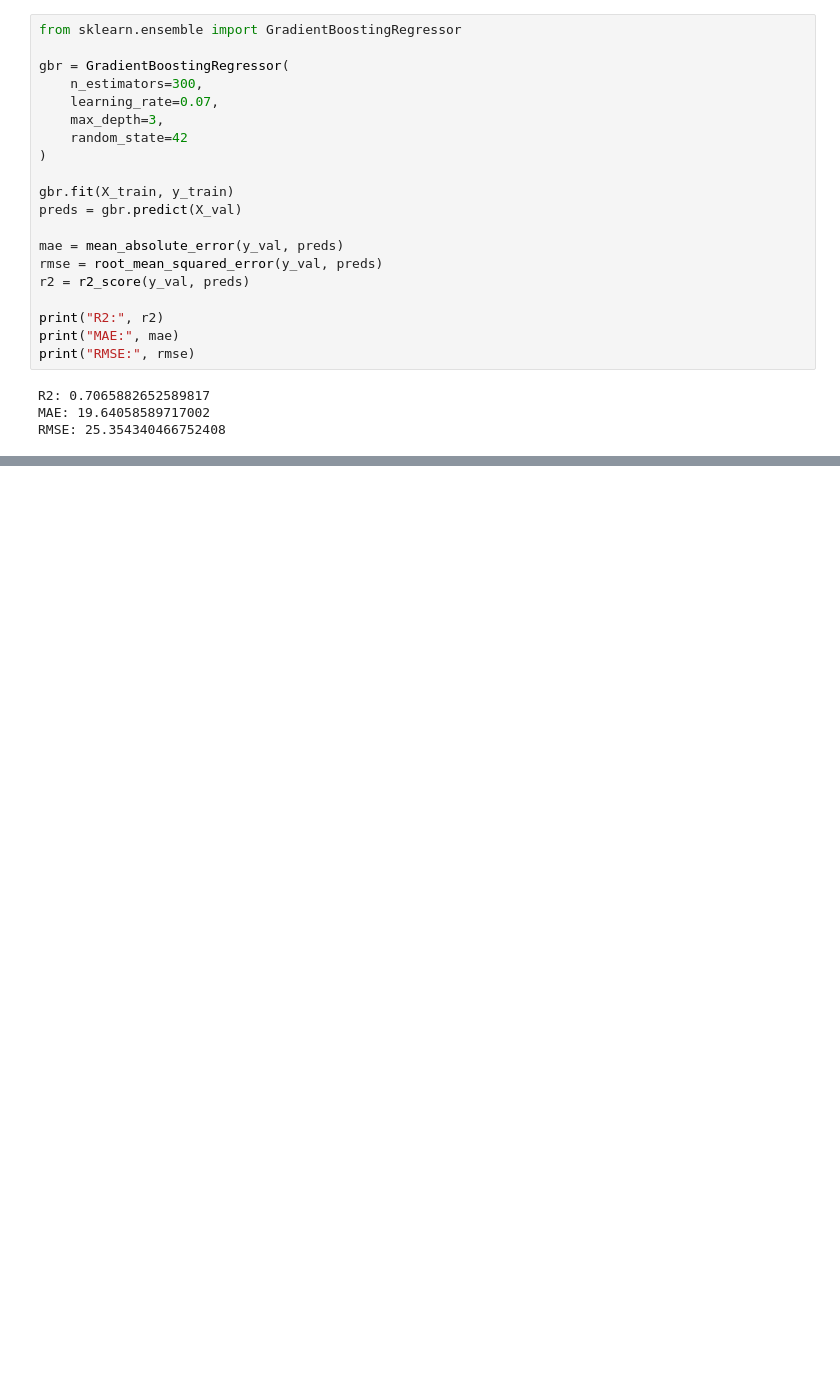
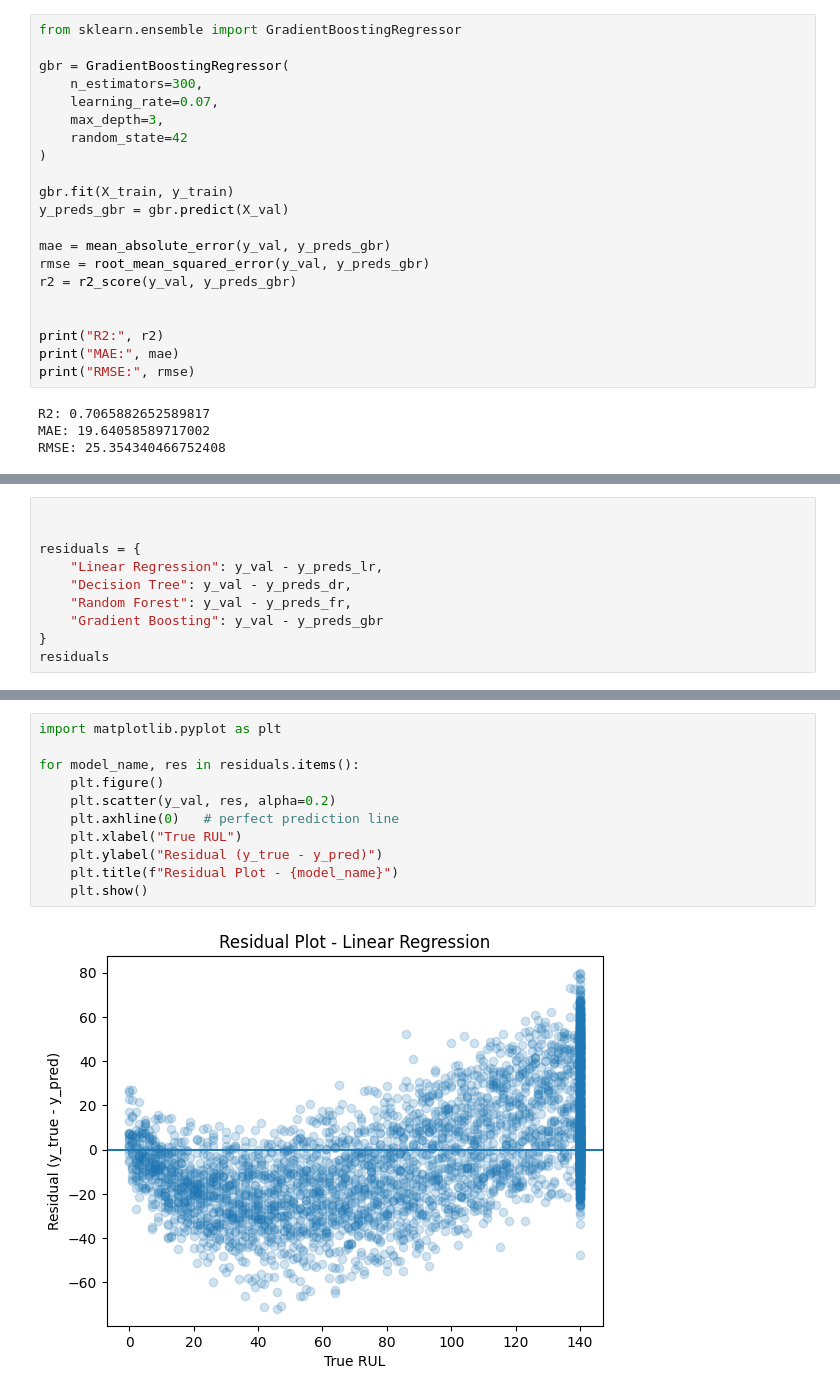
Before and after one commit to dev121-python/vehicle-predictive-maintenance, a Jupyter notebook: notebooks/eda_01.ipynb, the cells around one changed output, grey strips where cells are left out. Saved outputs shown, nothing was run; the diff lists cells and outputs as text; blank space fills up the shorter version.

```diff
--- a/notebooks/eda_01.ipynb
+++ b/notebooks/eda_01.ipynb
@@ -260,11 +263,12 @@ gbr = GradientBoostingRegressor(
 )
 
 gbr.fit(X_train, y_train)
-preds = gbr.predict(X_val)
+y_preds_gbr = gbr.predict(X_val)
 
-mae = mean_absolute_error(y_val, preds)
-rmse = root_mean_squared_error(y_val, preds)
-r2 = r2_score(y_val, preds)
+mae = mean_absolute_error(y_val, y_preds_gbr)
+rmse = root_mean_squared_error(y_val, y_preds_gbr)
+r2 = r2_score(y_val, y_preds_gbr)
+
 
 print("R2:", r2)
 print("MAE:", mae)
@@ -289,3 +293,13 @@ plt.grid(True)
 plt.show()
 # %% [output]
 [figure]
+# %%
+
+
+residuals = {
+    "Linear Regression": y_val - y_preds_lr,
+    "Decision Tree": y_val - y_preds_dr,
+    "Random Forest": y_val - y_preds_fr,
+    "Gradient Boosting": y_val - y_preds_gbr
+}
+residuals
@@ -291,0 +324,13 @@ plt.show()
+# %%
+import matplotlib.pyplot as plt
+
+for model_name, res in residuals.items():
+    plt.figure()
+    plt.scatter(y_val, res, alpha=0.2)
+    plt.axhline(0)   # perfect prediction line
+    plt.xlabel("True RUL")
+    plt.ylabel("Residual (y_true - y_pred)")
+    plt.title(f"Residual Plot - {model_name}")
+    plt.show()
+# %% [output]
+[figure, added]
```
Also changed, not shown: parts of 15 cells of this notebook.
